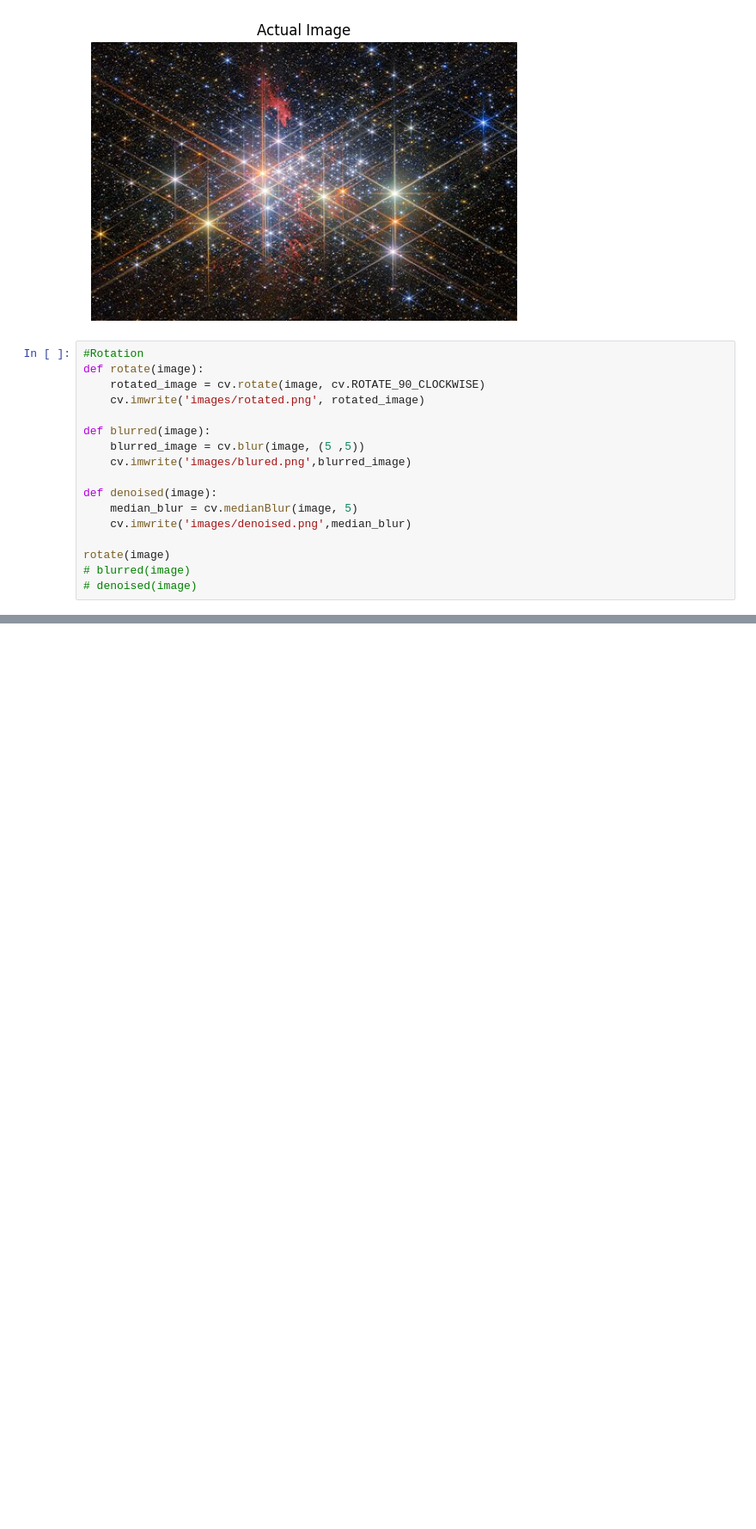
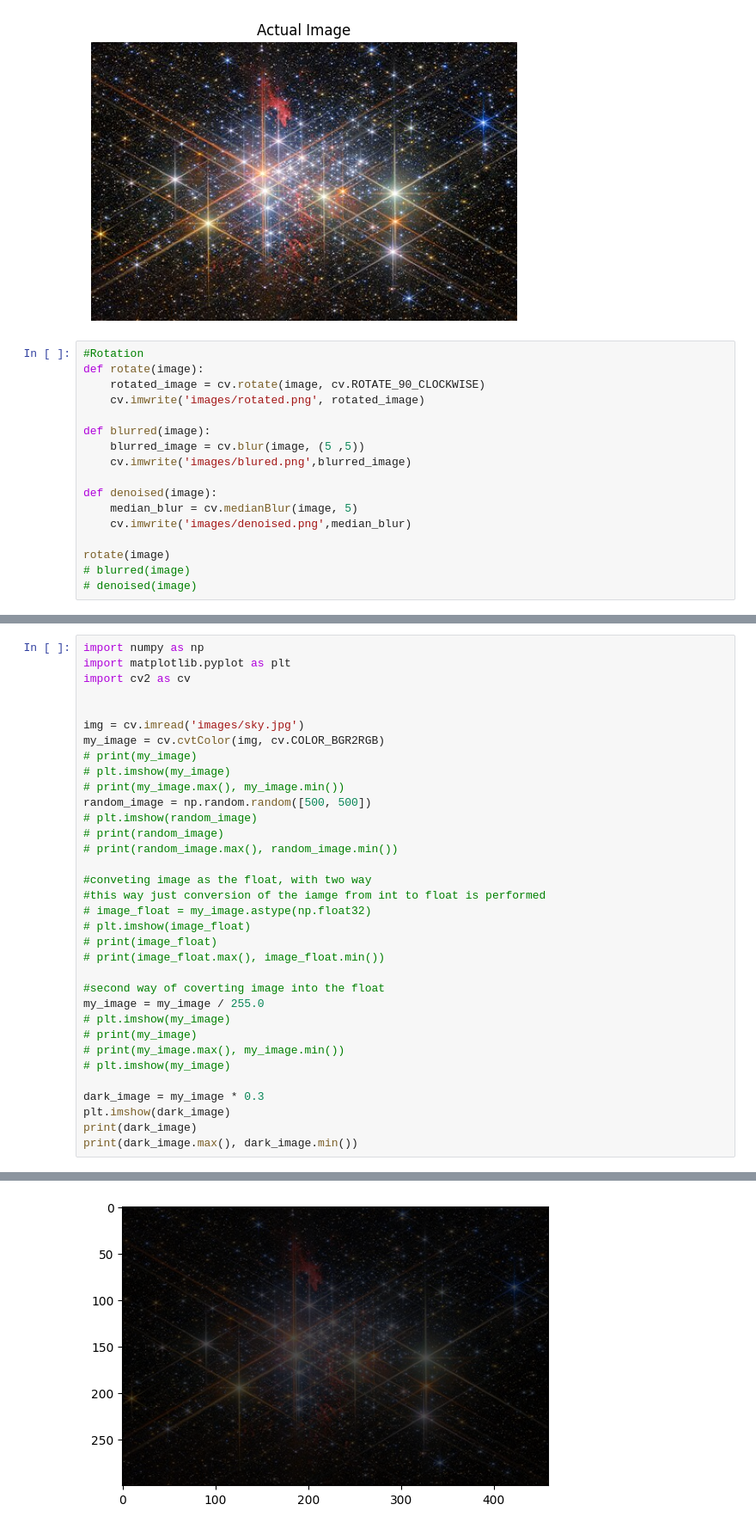
Before and after one commit to Abdul8081/Artificial-Intelligence, a Jupyter notebook: Research_Paper_Medical_Image_Analysis.ipynb, the cells around one changed output, grey strips where cells are left out. Shown at 86% size. Saved outputs shown, nothing was run; the diff lists cells and outputs as text; blank space fills up the shorter version.

```diff
--- a/Research_Paper_Medical_Image_Analysis.ipynb
+++ b/Research_Paper_Medical_Image_Analysis.ipynb
@@ -310,0 +353,35 @@ rotate(image)
+# %%
+import numpy as np
+import matplotlib.pyplot as plt
+import cv2 as cv
+
+
+img = cv.imread('images/sky.jpg')
+my_image = cv.cvtColor(img, cv.COLOR_BGR2RGB)
+# print(my_image)
+# plt.imshow(my_image)
+# print(my_image.max(), my_image.min())
+random_image = np.random.random([500, 500])
+# plt.imshow(random_image)
+# print(random_image)
+# print(random_image.max(), random_image.min())
+
+#conveting image as the float, with two way
+#this way just conversion of the iamge from int to float is performed
+# image_float = my_image.astype(np.float32)
+# plt.imshow(image_float)
+# print(image_float)
+# print(image_float.max(), image_float.min())
+
+#second way of coverting image into the float
+my_image = my_image / 255.0
+# plt.imshow(my_image)
+# print(my_image)
+# print(my_image.max(), my_image.min())
+# plt.imshow(my_image)
+
+dark_image = my_image * 0.3
+plt.imshow(dark_image)
+print(dark_image)
+print(dark_image.max(), dark_image.min())
+# %% [output]
@@ -310,0 +405 @@ rotate(image)
+[figure, added]
```
Also changed, not shown: parts of 19 cells of this notebook.
